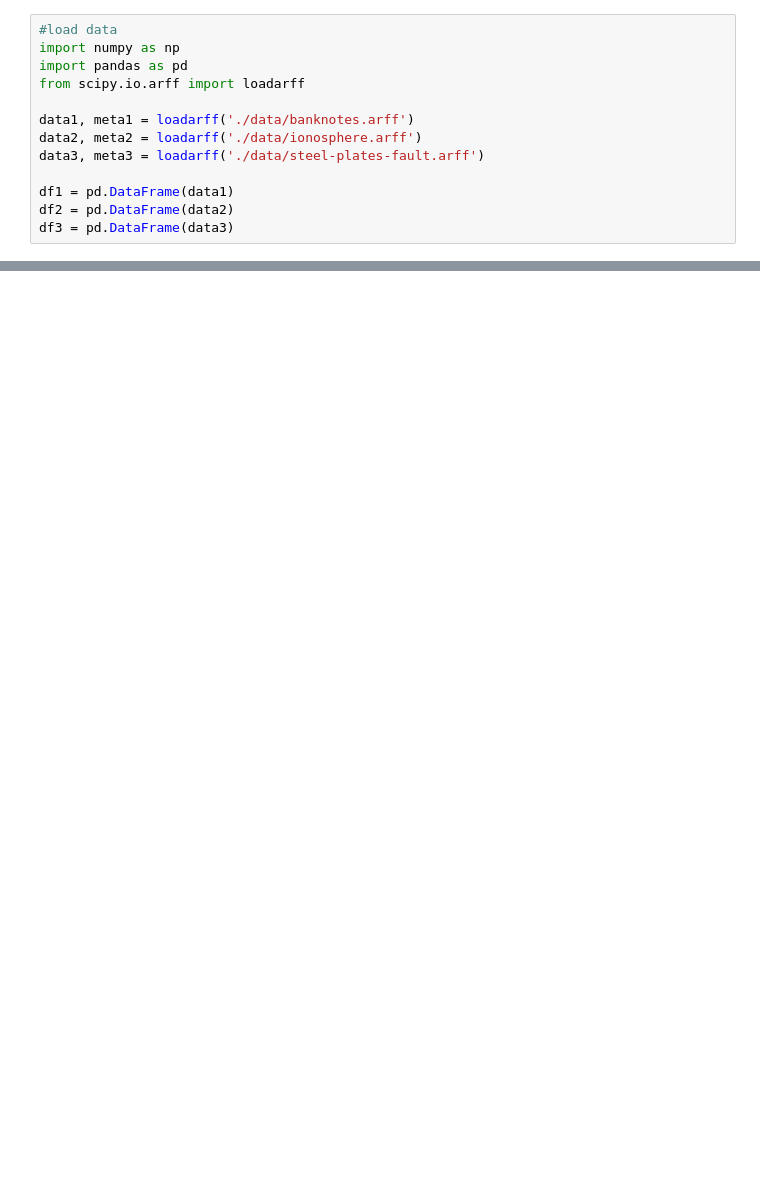
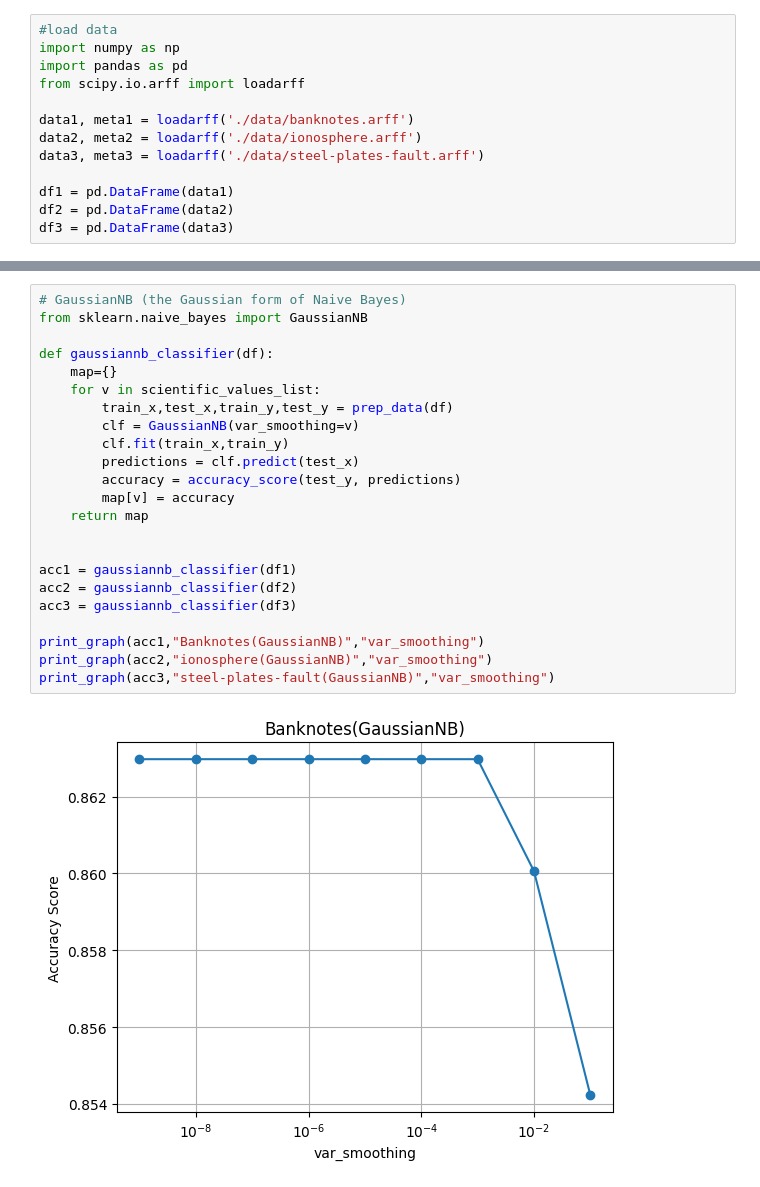
Before and after one commit to gawk2333/AIML420-project1, a Jupyter notebook: classifier.ipynb, the cells around one changed output, grey strips where cells are left out. Cells and saved outputs as stored; diff of their text form; blank space fills up the shorter version.

```diff
--- a/classifier.ipynb
+++ b/classifier.ipynb
@@ -95,0 +87,25 @@ AttributeError: 'Flags' object has no attribute 'c_contiguous'
+# %%
+# GaussianNB (the Gaussian form of Naive Bayes)
+from sklearn.naive_bayes import GaussianNB
+
+def gaussiannb_classifier(df):
+    map={}
+    for v in scientific_values_list:
+        train_x,test_x,train_y,test_y = prep_data(df)
+        clf = GaussianNB(var_smoothing=v)
+        clf.fit(train_x,train_y)
+        predictions = clf.predict(test_x)
+        accuracy = accuracy_score(test_y, predictions)
+        map[v] = accuracy
+    return map
+
+
+acc1 = gaussiannb_classifier(df1)
+acc2 = gaussiannb_classifier(df2)
+acc3 = gaussiannb_classifier(df3)
+
+print_graph(acc1,"Banknotes(GaussianNB)","var_smoothing")
+print_graph(acc2,"ionosphere(GaussianNB)","var_smoothing")
+print_graph(acc3,"steel-plates-fault(GaussianNB)","var_smoothing")
+# %% [output]
+[figure, added]
```
Also changed, not shown: parts of 12 cells of this notebook.
